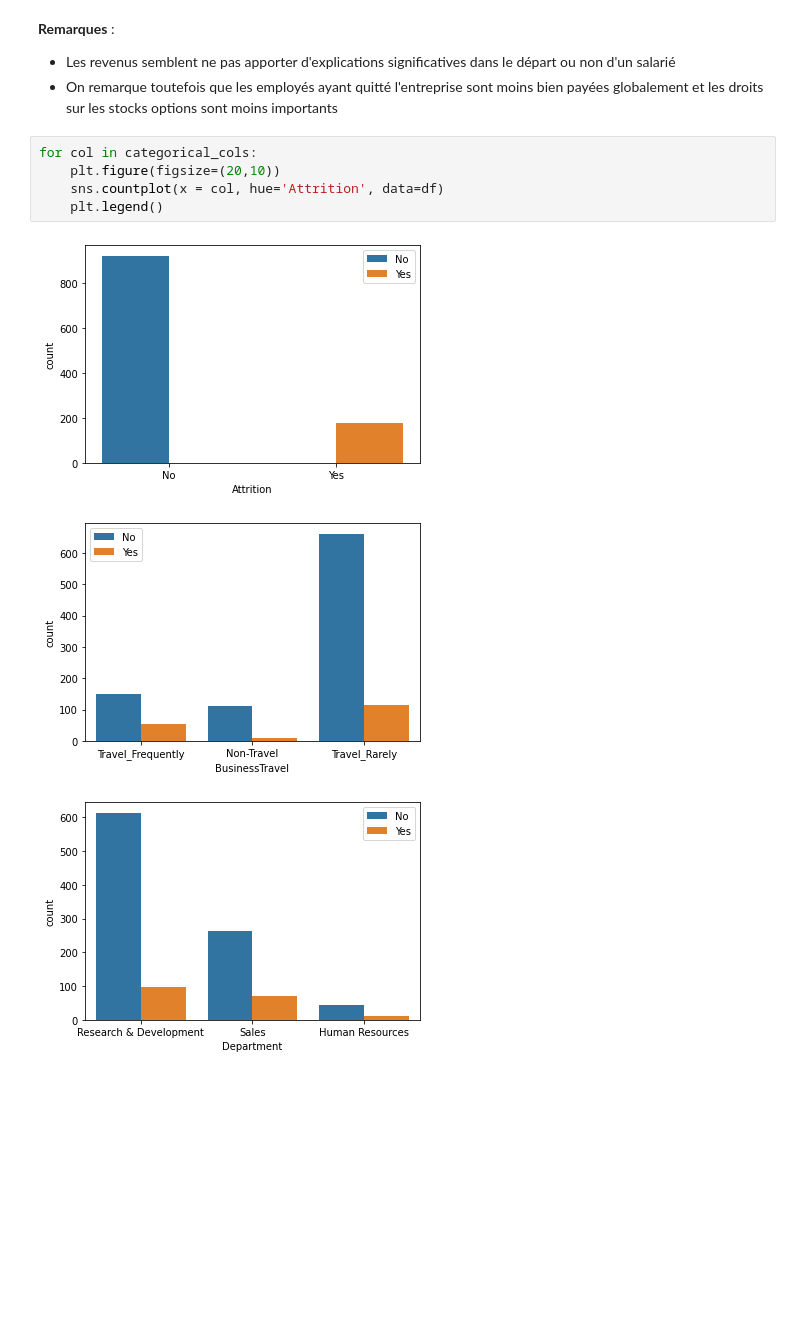
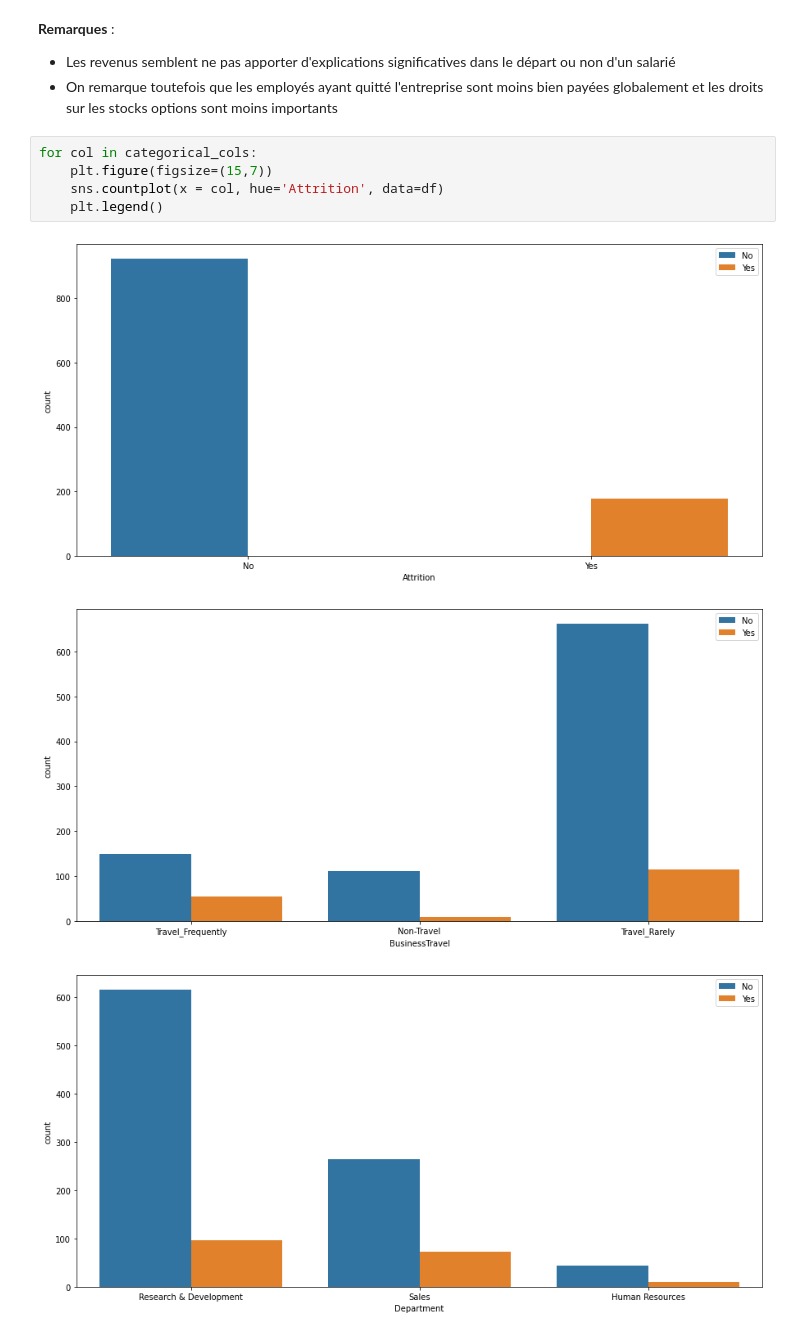
Before and after one commit to SprinTech/turn-over-employees, a Jupyter notebook: notebook/data_exploratory.ipynb, the cells around one changed output. Cells and saved outputs as stored; diff of their text form; blank space fills up the shorter version.

```diff
--- a/notebook/data_exploratory.ipynb
+++ b/notebook/data_exploratory.ipynb
@@ -163,10 +162,10 @@ for col in numerical_cols:
 - On remarque toutefois que les employés ayant quitté l'entreprise sont moins bien payées globalement et les droits sur les stocks options sont moins importants
 # %%
 for col in categorical_cols:
-    plt.figure(figsize=(20,10))
+    plt.figure(figsize=(15,7))
     sns.countplot(x = col, hue='Attrition', data=df)
     plt.legend()
 # %% [output]
-[figure, old version]
+[figure, new version]
-[figure, old version]
+[figure, new version]
-[figure, old version]
+[figure, new version]
```
Also changed, not shown: parts of 5 cells of this notebook, 3 other files.
